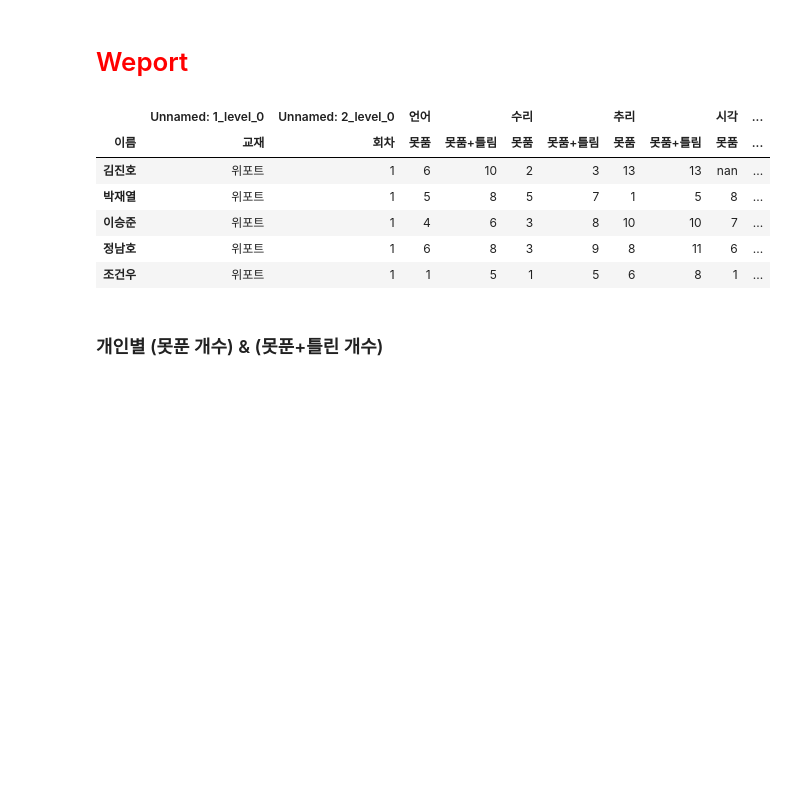
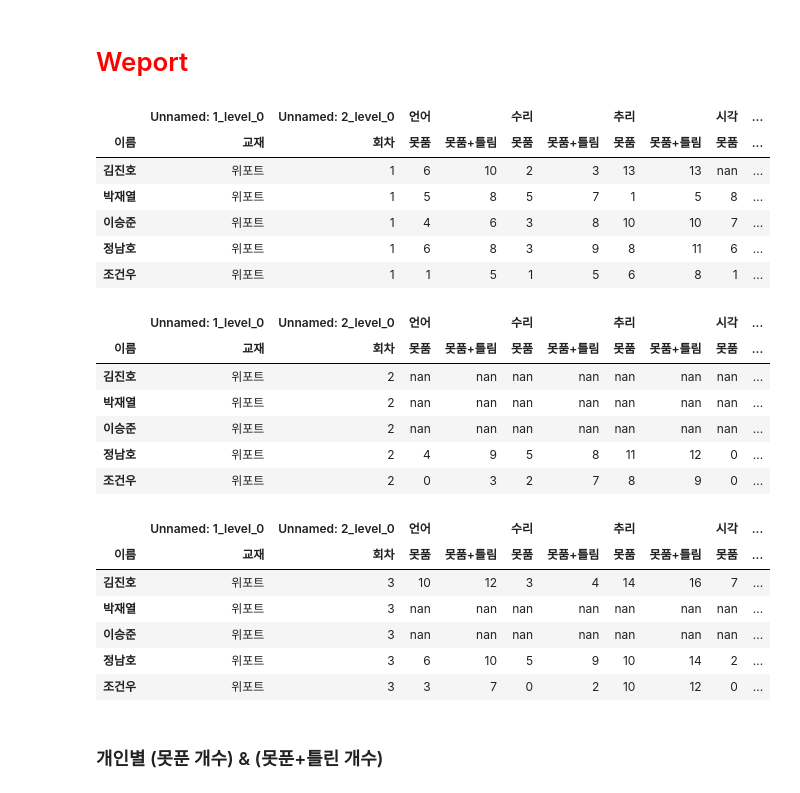
Before and after one commit to jeongnamho/gsat, a Jupyter notebook: 20_second/weport.ipynb, the cells around one changed output. Cells and saved outputs as stored; diff of their text form; code cells hidden in the pictures; blank space fills up the shorter version.

```diff
--- a/20_second/weport.ipynb
+++ b/20_second/weport.ipynb
@@ -49,34 +50,46 @@ df.style.set_properties(subset=[("언어", "못품+틀림"), ("수리", "못품+
 # %%
 df = pd.read_excel('score.xlsx', index_col=[0], header=[0,1])
 
 weport1 = df.loc[(df["Unnamed: 1_level_0", "교재"] == "위포트") & (df["Unnamed: 2_level_0", "회차"] ==1)]
 weport1.style.background_gradient(cmap='summer_r')
-# print(weport1)
-# print(weport1)
 
-# weport2 = df.loc[(df["Unnamed: 1_level_0", "교재"] == "위포트") & (df["Unnamed: 2_level_0", "회차"] ==2)]
-# weport2.style.background_gradient(cmap='summer_r')
+weport2 = df.loc[(df["Unnamed: 1_level_0", "교재"] == "위포트") & (df["Unnamed: 2_level_0", "회차"] ==2)]
+weport2.style.background_gradient(cmap='summer_r')
 
-# weport3 = df.loc[(df["Unnamed: 1_level_0", "교재"] == "위포트") & (df["Unnamed: 2_level_0", "회차"] ==3)]
-# weport3.style.background_gradient(cmap='summer_r')
+weport3 = df.loc[(df["Unnamed: 1_level_0", "교재"] == "위포트") & (df["Unnamed: 2_level_0", "회차"] ==3)]
+weport3.style.background_gradient(cmap='summer_r')
 
 # weport4 = df.loc[(df["Unnamed: 1_level_0", "교재"] == "위포트") & (df["Unnamed: 2_level_0", "회차"] ==4)]
 # weport4.style.background_gradient(cmap='summer_r')
 
 display(weport1.style.background_gradient(cmap='summer_r'))
-# display(weport2.style.background_gradient(cmap='summer_r'))
-# display(weport3.style.background_gradient(cmap='summer_r'))
+display(weport2.style.background_gradient(cmap='summer_r'))
+display(weport3.style.background_gradient(cmap='summer_r'))
 # display(weport4.style.background_gradient(cmap='summer_r'))
 # 각 과목당 오답률
 # df.iloc[:,9:]
 # %% [output]
 |  | Unnamed: 1_level_0 | Unnamed: 2_level_0 | 언어 |  | 수리 |  | 추리 |  | 시각 | ... |
 | 이름 | 교재 | 회차 | 못품 | 못품+틀림 | 못품 | 못품+틀림 | 못품 | 못품+틀림 | 못품 | ... |
 | 김진호 | 위포트 | 1 | 6 | 10 | 2 | 3 | 13 | 13 | nan | ... |
 | 박재열 | 위포트 | 1 | 5 | 8 | 5 | 7 | 1 | 5 | 8 | ... |
 | 이승준 | 위포트 | 1 | 4 | 6 | 3 | 8 | 10 | 10 | 7 | ... |
 | 정남호 | 위포트 | 1 | 6 | 8 | 3 | 9 | 8 | 11 | 6 | ... |
 | 조건우 | 위포트 | 1 | 1 | 5 | 1 | 5 | 6 | 8 | 1 | ... |
+|  | Unnamed: 1_level_0 | Unnamed: 2_level_0 | 언어 |  | 수리 |  | 추리 |  | 시각 | ... |
+| 이름 | 교재 | 회차 | 못품 | 못품+틀림 | 못품 | 못품+틀림 | 못품 | 못품+틀림 | 못품 | ... |
+| 김진호 | 위포트 | 2 | nan | nan | nan | nan | nan | nan | nan | ... |
+| 박재열 | 위포트 | 2 | nan | nan | nan | nan | nan | nan | nan | ... |
+| 이승준 | 위포트 | 2 | nan | nan | nan | nan | nan | nan | nan | ... |
+| 정남호 | 위포트 | 2 | 4 | 9 | 5 | 8 | 11 | 12 | 0 | ... |
+| 조건우 | 위포트 | 2 | 0 | 3 | 2 | 7 | 8 | 9 | 0 | ... |
+|  | Unnamed: 1_level_0 | Unnamed: 2_level_0 | 언어 |  | 수리 |  | 추리 |  | 시각 | ... |
+| 이름 | 교재 | 회차 | 못품 | 못품+틀림 | 못품 | 못품+틀림 | 못품 | 못품+틀림 | 못품 | ... |
+| 김진호 | 위포트 | 3 | 10 | 12 | 3 | 4 | 14 | 16 | 7 | ... |
+| 박재열 | 위포트 | 3 | nan | nan | nan | nan | nan | nan | nan | ... |
+| 이승준 | 위포트 | 3 | nan | nan | nan | nan | nan | nan | nan | ... |
+| 정남호 | 위포트 | 3 | 6 | 10 | 5 | 9 | 10 | 14 | 2 | ... |
+| 조건우 | 위포트 | 3 | 3 | 7 | 0 | 2 | 10 | 12 | 0 | ... |
 # %%
 weport1_nonreplied = weport1.iloc[:,[2,4,6,8]]
 weport1_total = weport1.iloc[:,[3,5,7,9]]
```
Also changed, not shown: parts of 4 cells of this notebook, 2 other files.
